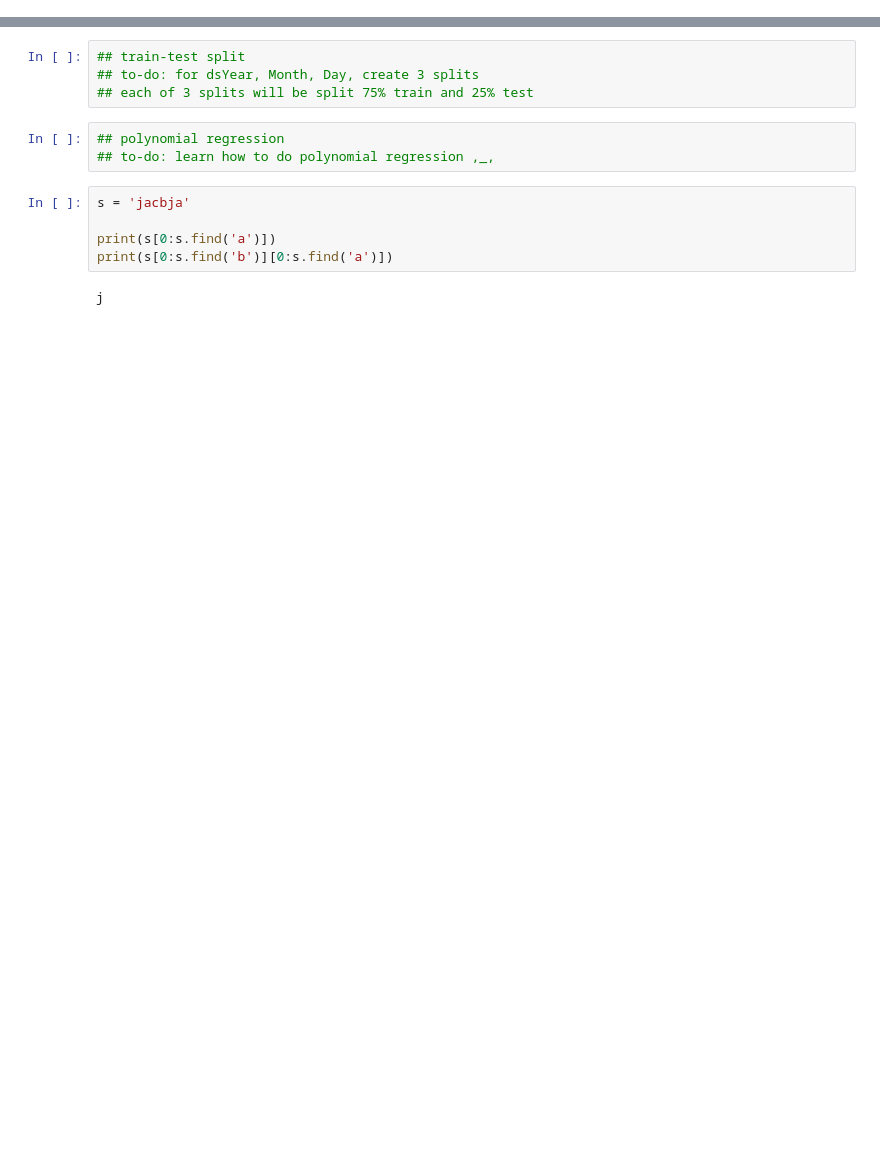
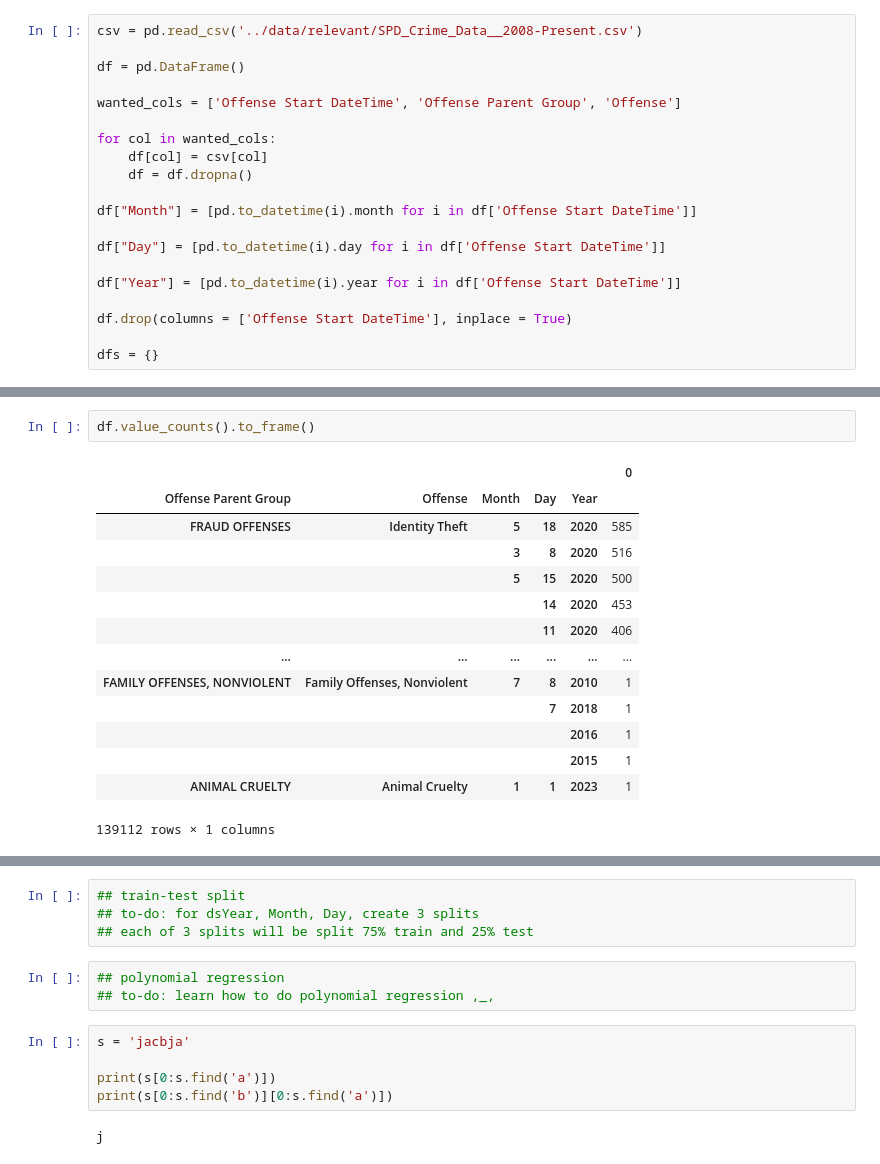
Before and after one commit to Aleph-Null-123/2023-Datathon-Project, a Jupyter notebook: notebooks/linearregression.ipynb, the cells around one changed output, grey strips where cells are left out. Drawn from its saved outputs; the diff is of its cells as text; blank space fills up the shorter version.

```diff
--- a/notebooks/linearregression.ipynb
+++ b/notebooks/linearregression.ipynb
@@ -5,0 +11,20 @@ from os import *
+# %%
+csv = pd.read_csv('../data/relevant/SPD_Crime_Data__2008-Present.csv')
+
+df = pd.DataFrame()
+
+wanted_cols = ['Offense Start DateTime', 'Offense Parent Group', 'Offense']
+
+for col in wanted_cols:
+    df[col] = csv[col]
+    df = df.dropna()
+
+df["Month"] = [pd.to_datetime(i).month for i in df['Offense Start DateTime']]
+
+df["Day"] = [pd.to_datetime(i).day for i in df['Offense Start DateTime']]
+
+df["Year"] = [pd.to_datetime(i).year for i in df['Offense Start DateTime']]
+
+df.drop(columns = ['Offense Start DateTime'], inplace = True)
+
+dfs = {}
@@ -5,0 +81,17 @@ from os import *
+# %%
+df.value_counts().to_frame()
+# %% [output]
+|  |  |  |  |  | 0 |
+| Offense Parent Group | Offense | Month | Day | Year |  |
+| FRAUD OFFENSES | Identity Theft | 5 | 18 | 2020 | 585 |
+|  |  | 3 | 8 | 2020 | 516 |
+|  |  | 5 | 15 | 2020 | 500 |
+|  |  |  | 14 | 2020 | 453 |
+|  |  |  | 11 | 2020 | 406 |
+| ... | ... | ... | ... | ... | ... |
+| FAMILY OFFENSES, NONVIOLENT | Family Offenses, Nonviolent | 7 | 8 | 2010 | 1 |
+|  |  |  | 7 | 2018 | 1 |
+|  |  |  |  | 2016 | 1 |
+|  |  |  |  | 2015 | 1 |
+| ANIMAL CRUELTY | Animal Cruelty | 1 | 1 | 2023 | 1 |
+139112 rows × 1 columns
```
Also changed, not shown: parts of 16 cells of this notebook, 1 other file.
